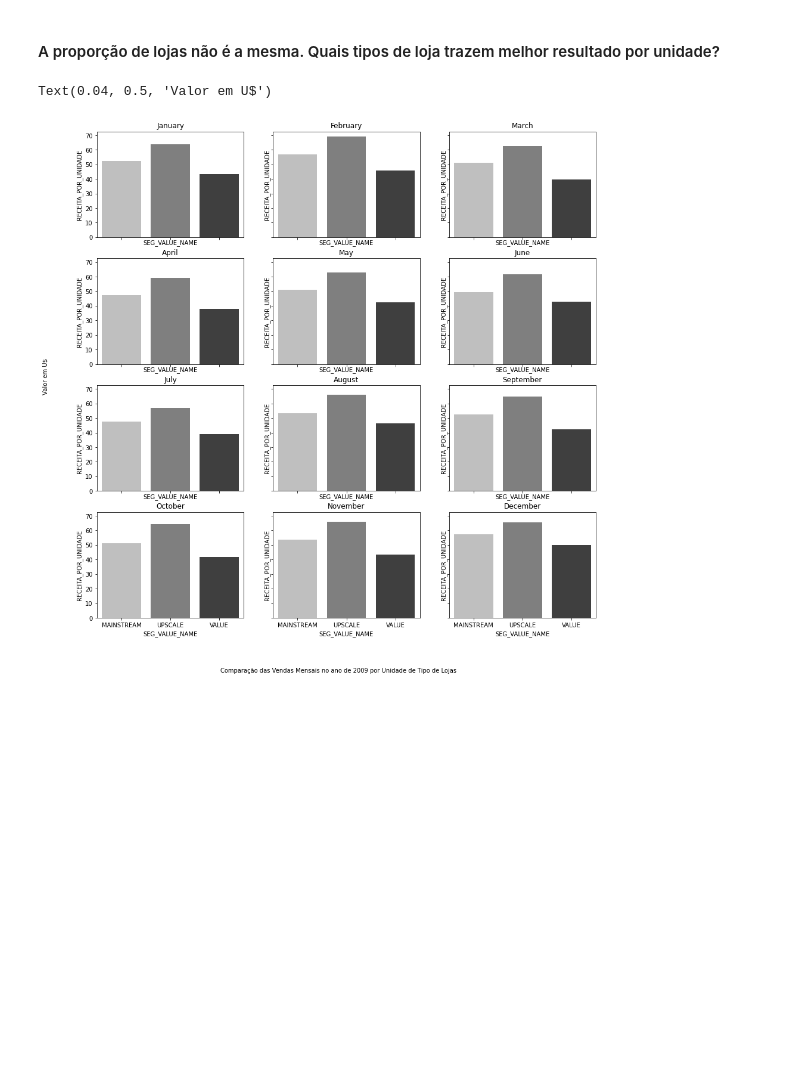
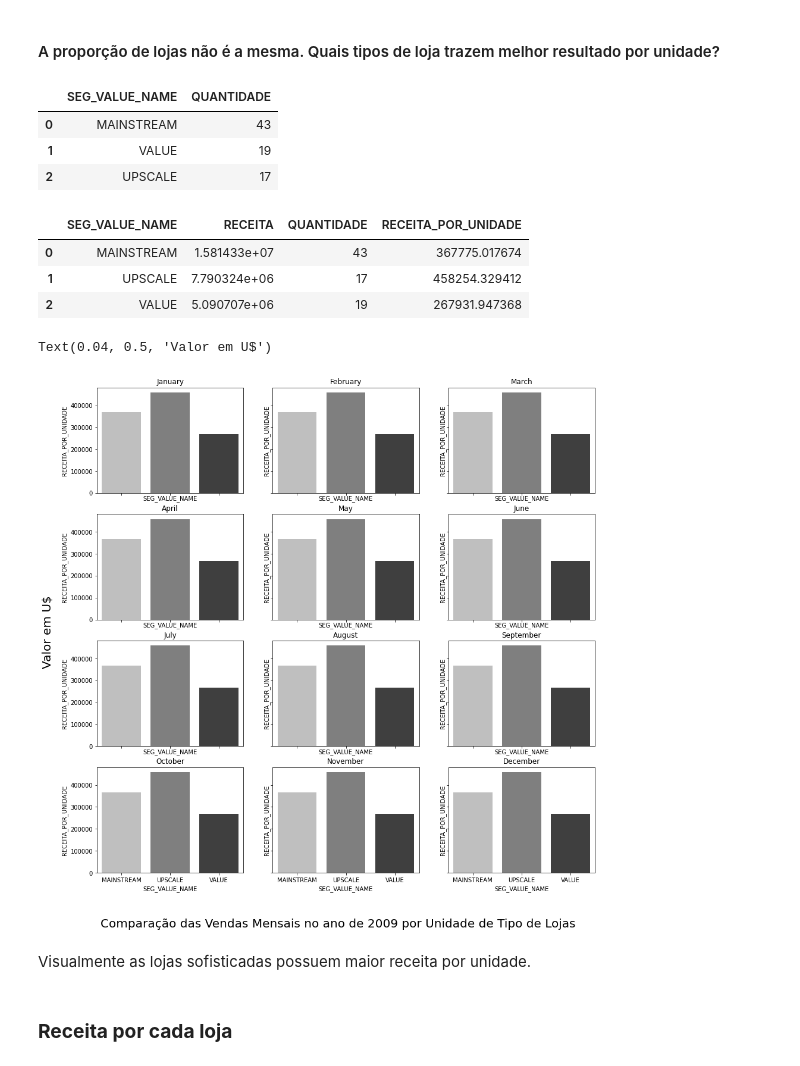
Before and after one commit to SamuelSousaFerreira/Breakfast-at-the-Frat---Time-Series-Analise, a Jupyter notebook: Breakfast_at_the_Frat.ipynb, the cells around one changed output. Saved outputs shown, nothing was run; the diff lists cells and outputs as text; code cells hidden in the pictures; blank space fills up the shorter version.

```diff
--- a/Breakfast_at_the_Frat.ipynb
+++ b/Breakfast_at_the_Frat.ipynb
@@ -688,26 +666,58 @@ Text(0.04, 0.5, 'Valor em U$')
 [figure]
 # %% [markdown]
 #### A proporção de lojas não é a mesma. Quais tipos de loja trazem melhor resultado por unidade?
+# %%
+#Quantidade de lojas por tipo
+tipo_de_loja = lojas.SEG_VALUE_NAME.value_counts().reset_index()
+tipo_de_loja.rename(columns={'index': 'SEG_VALUE_NAME',"SEG_VALUE_NAME":'QUANTIDADE'}, inplace=True)
+tipo_de_loja
+# %% [output]
+|  | SEG_VALUE_NAME | QUANTIDADE |
+| 0 | MAINSTREAM | 43 |
+| 1 | VALUE | 19 |
+| 2 | UPSCALE | 17 |
+# %%
+ a= tudo_junto_rec[['WEEK_END_DATE','SEG_VALUE_NAME','RECEITA']]
+
+ a[(a.WEEK_END_DATE.dt.year == ano) & (a.WEEK_END_DATE.dt.month == m)]
+
+ a = a.groupby('SEG_VALUE_NAME')['RECEITA'].sum().reset_index()
+
+ a = pd.merge(a,tipo_de_loja,how='inner', on='SEG_VALUE_NAME')
+
+ a['RECEITA_POR_UNIDADE'] = a.RECEITA/a.QUANTIDADE
+ a
+# %% [output]
+|  | SEG_VALUE_NAME | RECEITA | QUANTIDADE | RECEITA_POR_UNIDADE |
+| 0 | MAINSTREAM | 1.581433e+07 | 43 | 367775.017674 |
+| 1 | UPSCALE | 7.790324e+06 | 17 | 458254.329412 |
+| 2 | VALUE | 5.090707e+06 | 19 | 267931.947368 |
 # %%
 fig, eixo = plt.subplots(4,3, sharex=True, sharey=True, figsize=(15,15))
-m, ano = 1,2009 # pode alterar o ano se quiser saber de outros anos
+m, ano = 1,2010 # pode alterar o ano se quiser saber de outros anos
 
 for i in range(0,4):
   for j in range(0,3):
-    a= tudo_junto_rec[['WEEK_END_DATE','SEG_VALUE_NAME','RECEITA']]
-    a = a[(a.WEEK_END_DATE.dt.year == ano) & (a.WEEK_END_DATE.dt.month == m)]
-    d = a.SEG_VALUE_NAME.value_counts().reset_index()
-    a = a.groupby('SEG_VALUE_NAME')['RECEITA'].sum().reset_index()
-    a['RECEITA_POR_UNIDADE'] = a.RECEITA/d.SEG_VALUE_NAME
 
-    sns.barplot(x="SEG_VALUE_NAME", y='RECEITA_POR_UNIDADE', data=a, palette= 'gray_r', ax=eixo[i,j])
+     a= tudo_junto_rec[['WEEK_END_DATE','SEG_VALUE_NAME','RECEITA']]
+     a[(a.WEEK_END_DATE.dt.year == ano) & (a.WEEK_END_DATE.dt.month == m)]
+     a = a.groupby('SEG_VALUE_NAME')['RECEITA'].sum().reset_index()
+     a = pd.merge(a,tipo_de_loja,how='inner', on='SEG_VALUE_NAME')
+     a['RECEITA_POR_UNIDADE'] = a.RECEITA/a.QUANTIDADE
 
-    eixo[i,j].set_title('%s'%calendar.month_name[m])
+     sns.barplot(x="SEG_VALUE_NAME", y='RECEITA_POR_UNIDADE', data=a, palette= 'gray_r', ax=eixo[i,j])
 
-    m += 1
+     eixo[i,j].set_title('%s'%calendar.month_name[m])
+     #eixo[i,j].set_xticklabels(['Convencional', 'Média','Sofisticada'], fontsize=12)
 
-fig.text(0.5,0.04,'Comparação das Vendas Mensais no ano de 2009 por Unidade de Tipo de Lojas', ha='center')
-fig.text(0.04, 0.5, 'Valor em U$', va='center', rotation='vertical')
+     m += 1
+
+fig.text(0.5,0.04,'Comparação das Vendas Mensais no ano de 2009 por Unidade de Tipo de Lojas', ha='center', fontsize= 20)
+fig.text(0.04, 0.5, 'Valor em U$', va='center', rotation='vertical', fontsize= 20)
 # %% [output]
 Text(0.04, 0.5, 'Valor em U$')
-[figure, old version]
+[figure, new version]
+# %% [markdown]
+Visualmente as lojas sofisticadas possuem maior receita por unidade.
+# %% [markdown]
+### **Receita por cada loja**
```
Also changed, not shown: parts of 30 cells of this notebook.
